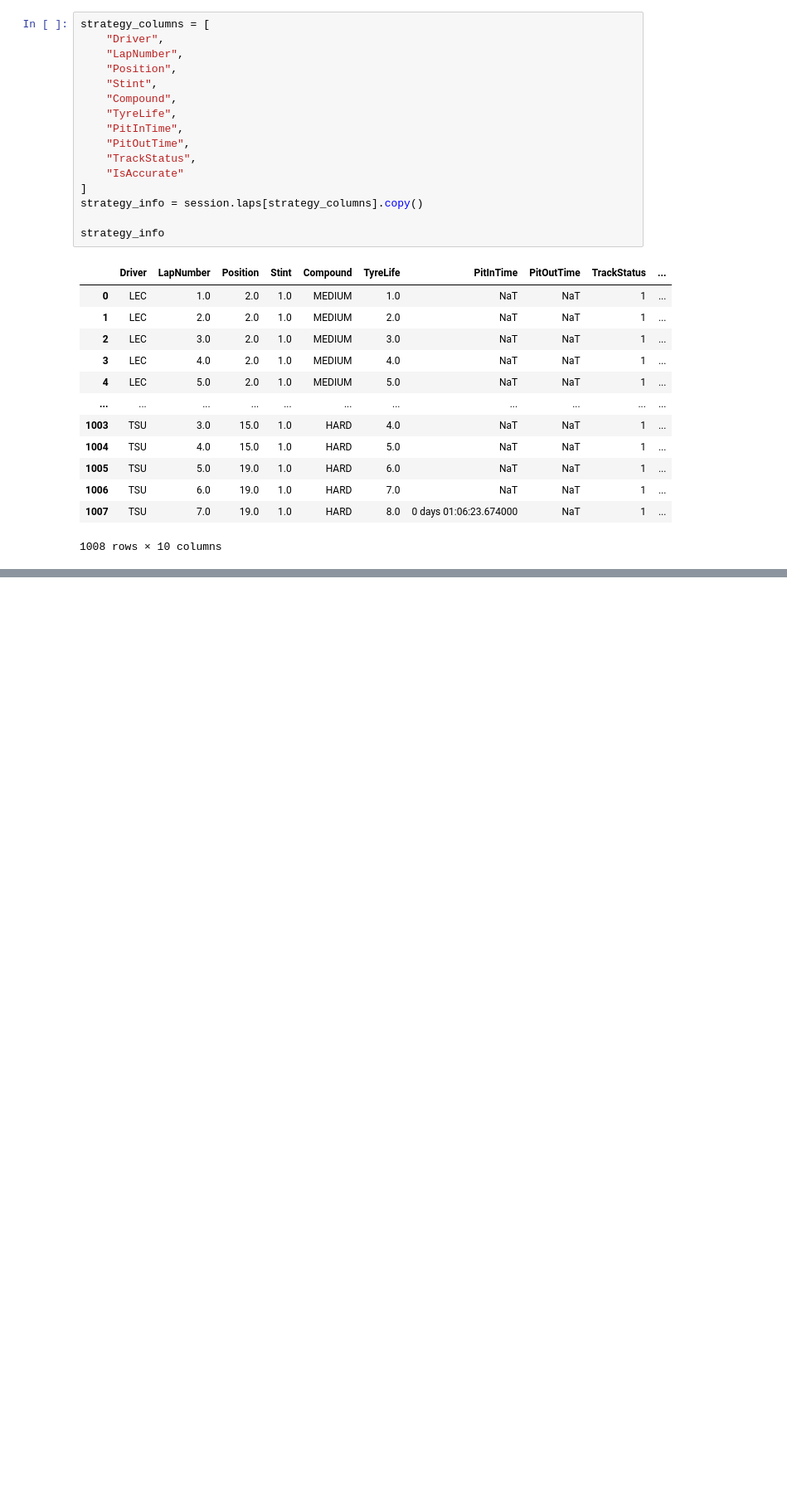
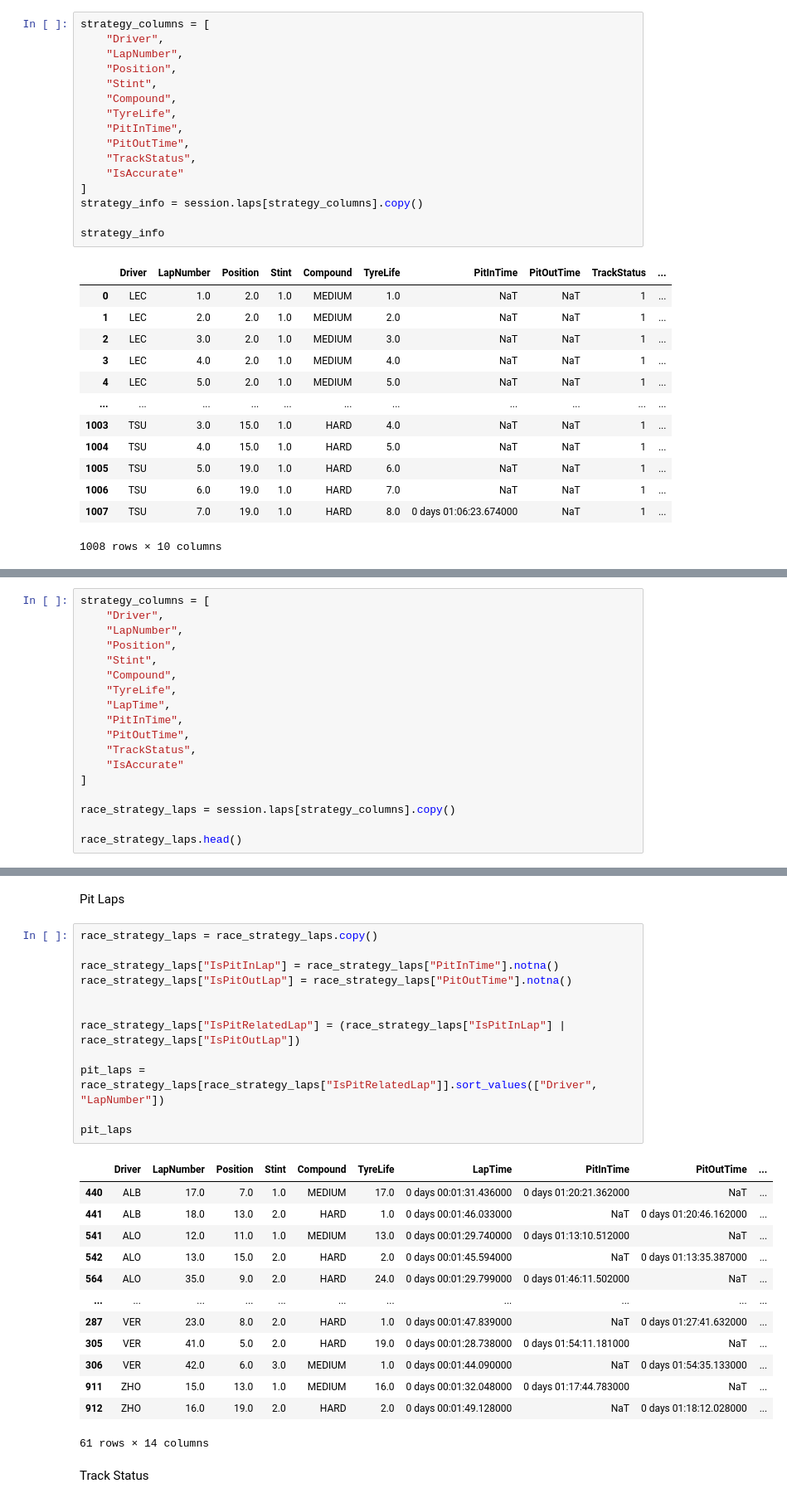
Before and after one commit to umutk11/f1-strategy-optimizer, a Jupyter notebook: notebooks/01_eda.ipynb, the cells around one changed output, grey strips where cells are left out. Shown at 83% size. Saved outputs shown, nothing was run; the diff lists cells and outputs as text; blank space fills up the shorter version.

```diff
--- a/notebooks/01_eda.ipynb
+++ b/notebooks/01_eda.ipynb
@@ -272,0 +275,18 @@ strategy_info
+# %%
+strategy_columns = [
+    "Driver",
+    "LapNumber",
+    "Position",
+    "Stint",
+    "Compound",
+    "TyreLife",
+    "LapTime",
+    "PitInTime",
+    "PitOutTime",
+    "TrackStatus",
+    "IsAccurate"
+]
+
+race_strategy_laps = session.laps[strategy_columns].copy()
+
+race_strategy_laps.head()
@@ -272,0 +300,30 @@ strategy_info
+# %% [markdown]
+Pit Laps
+# %%
+race_strategy_laps = race_strategy_laps.copy()
+
+race_strategy_laps["IsPitInLap"] = race_strategy_laps["PitInTime"].notna()
+race_strategy_laps["IsPitOutLap"] = race_strategy_laps["PitOutTime"].notna()
+
+
+race_strategy_laps["IsPitRelatedLap"] = (race_strategy_laps["IsPitInLap"] | race_strategy_laps["IsPitOutLap"])
+
+pit_laps = race_strategy_laps[race_strategy_laps["IsPitRelatedLap"]].sort_values(["Driver", "LapNumber"])
+
+pit_laps
+# %% [output]
+|  | Driver | LapNumber | Position | Stint | Compound | TyreLife | LapTime | PitInTime | PitOutTime | ... |
+| 440 | ALB | 17.0 | 7.0 | 1.0 | MEDIUM | 17.0 | 0 days 00:01:31.436000 | 0 days 01:20:21.362000 | NaT | ... |
+| 441 | ALB | 18.0 | 13.0 | 2.0 | HARD | 1.0 | 0 days 00:01:46.033000 | NaT | 0 days 01:20:46.162000 | ... |
+| 541 | ALO | 12.0 | 11.0 | 1.0 | MEDIUM | 13.0 | 0 days 00:01:29.740000 | 0 days 01:13:10.512000 | NaT | ... |
+| 542 | ALO | 13.0 | 15.0 | 2.0 | HARD | 2.0 | 0 days 00:01:45.594000 | NaT | 0 days 01:13:35.387000 | ... |
+| 564 | ALO | 35.0 | 9.0 | 2.0 | HARD | 24.0 | 0 days 00:01:29.799000 | 0 days 01:46:11.502000 | NaT | ... |
+| ... | ... | ... | ... | ... | ... | ... | ... | ... | ... | ... |
+| 287 | VER | 23.0 | 8.0 | 2.0 | HARD | 1.0 | 0 days 00:01:47.839000 | NaT | 0 days 01:27:41.632000 | ... |
+| 305 | VER | 41.0 | 5.0 | 2.0 | HARD | 19.0 | 0 days 00:01:28.738000 | 0 days 01:54:11.181000 | NaT | ... |
+| 306 | VER | 42.0 | 6.0 | 3.0 | MEDIUM | 1.0 | 0 days 00:01:44.090000 | NaT | 0 days 01:54:35.133000 | ... |
+| 911 | ZHO | 15.0 | 13.0 | 1.0 | MEDIUM | 16.0 | 0 days 00:01:32.048000 | 0 days 01:17:44.783000 | NaT | ... |
+| 912 | ZHO | 16.0 | 19.0 | 2.0 | HARD | 2.0 | 0 days 00:01:49.128000 | NaT | 0 days 01:18:12.028000 | ... |
+61 rows × 14 columns
+# %% [markdown]
+Track Status
```
Also changed, not shown: parts of 11 cells of this notebook, 1 other file.
